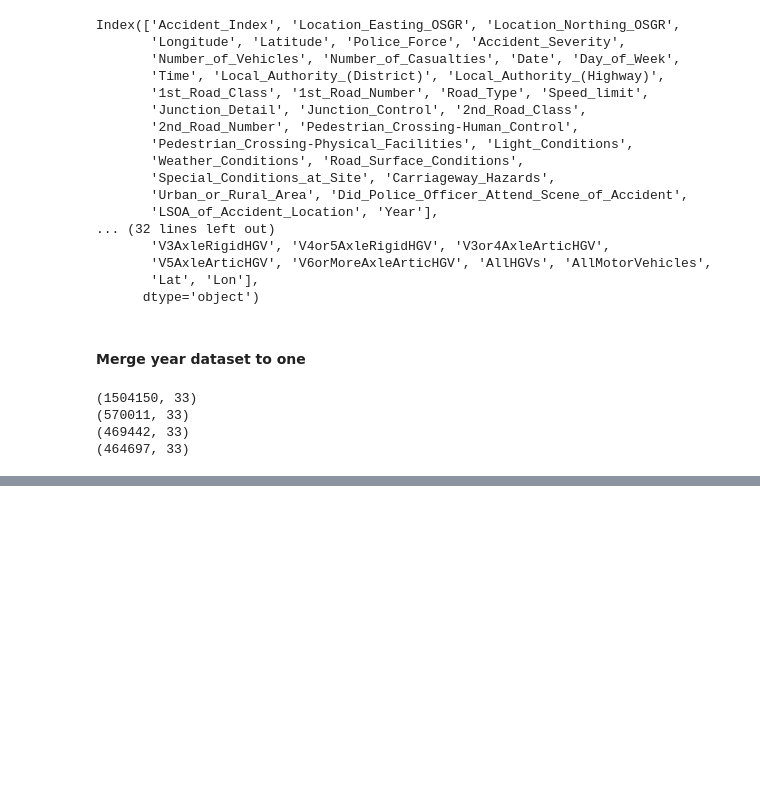
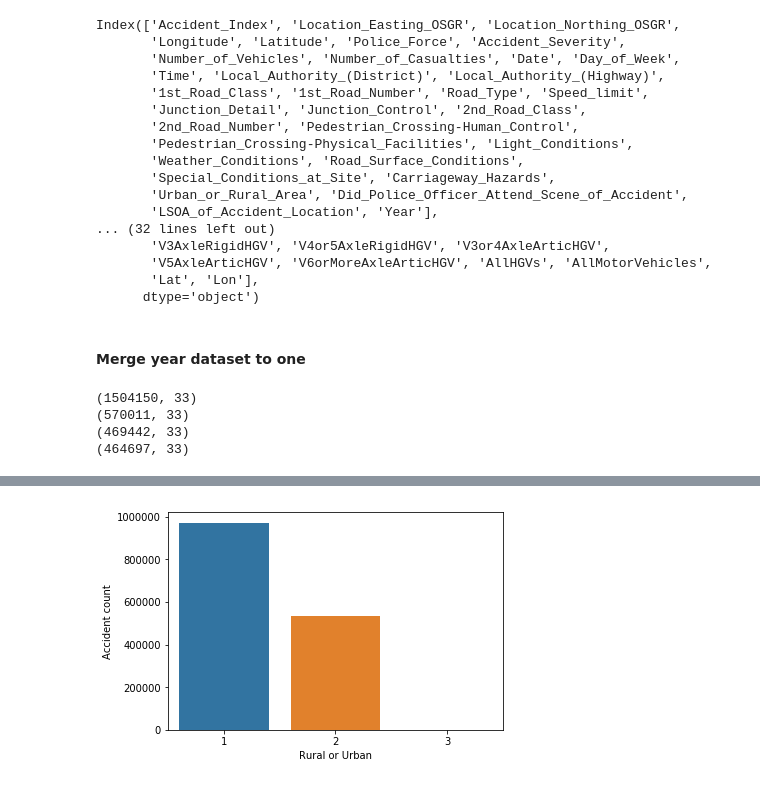
Before and after one commit to ArshadKhurshid/UK-Accident-History, a Jupyter notebook: UKAccident.ipynb, the cells around one changed output, grey strips where cells are left out. Saved outputs shown, nothing was run; the diff lists cells and outputs as text; code cells hidden in the pictures; blank space fills up the shorter version.

```diff
--- a/UKAccident.ipynb
+++ b/UKAccident.ipynb
@@ -97,0 +108,7 @@ print(accdnt_2012.shape)
+# %%
+sns.barplot(x=UrbanRural.index, y=UrbanRural.values)
+plt.xlabel('Rural or Urban')
+plt.ylabel('Accident count')
+plt.show()
+# %% [output]
+[figure, added]
```
Also changed, not shown: parts of 3 cells of this notebook.
